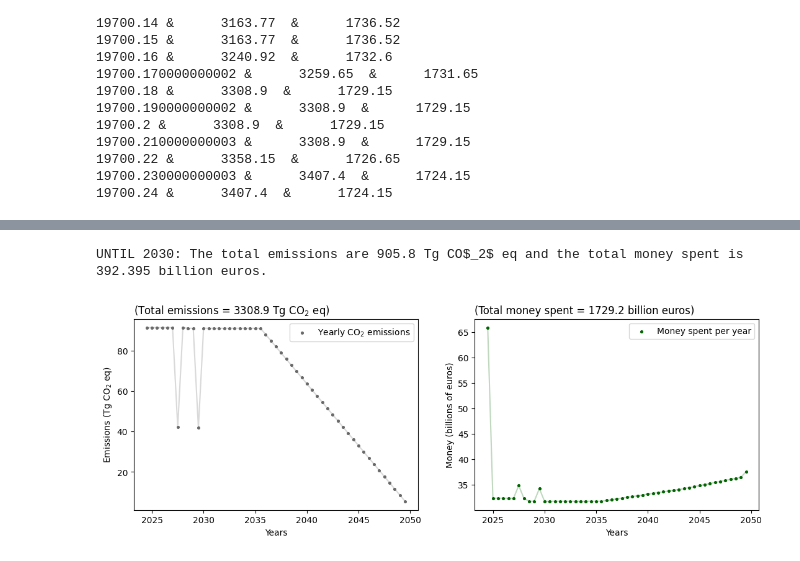
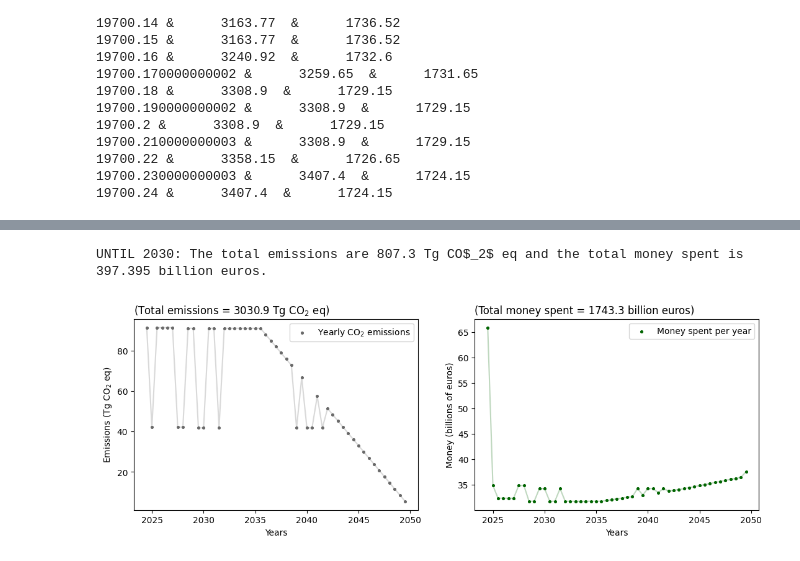
Before and after one commit to Josienvandentempel/Bachelor-Thesis, a Jupyter notebook: 51 periods (2050) Lot of graphs.ipynb, the cells around one changed output, grey strips where cells are left out. Cells and saved outputs as stored; diff of their text form; code cells hidden in the pictures.

```diff
--- a/51 periods (2050) Lot of graphs.ipynb
+++ b/51 periods (2050) Lot of graphs.ipynb
@@ -513,28 +511,31 @@ plt.show()
 # %%
-CO2 = np.sum(np.reshape((mat[1].flatten()) * T_CO21, (9, periods)), axis = 0)
+#To find CO_2 emissions and expenses of a specific parameter a_matrix[i]
 
-Money = np.sum(np.reshape(mat[1].flatten() * T_M1, (9, periods)), axis = 0)
+i = 1
+
+CO2 = np.sum(np.reshape((mat[i].flatten()) * T_CO21, (9, periods)), axis = 0)
+Money = np.sum(np.reshape(mat[i].flatten() * T_M1, (9, periods)), axis = 0)
 
 fig, axs = plt.subplots(1, 2, figsize = (13, 4))
 
 axs[0].plot(time1, CO2/(10**12), c = 'dimgrey', alpha = 0.25)
 axs[0].scatter(time1, CO2/(10**12), label = 'Yearly CO$_2$ emissions',c = 'dimgrey', s = 7)
 axs[0].set_xlabel('Years')
 axs[0].set_ylabel('Emissions (Tg CO$_2$ eq)')
 axs[0].set_title('(Total emissions = {:.5} Tg CO$_2$ eq)'.format(np.sum(CO2)/(10**12)), loc = 'left')
 axs[0].legend()
 axs[1].plot(time1, Money/(10**9), c = 'darkgreen', alpha = 0.25)
 axs[1].scatter(time1, Money/(10**9),  label = 'Money spent per year',c = 'darkgreen', s = 7)
 axs[1].set_xlabel('Years')
 axs[1].set_ylabel('Money (billions of euros)')
 axs[1].set_title('(Total money spent = {:.5} billion euros)'.format(np.sum(Money)/(10**9)), loc = 'left')
 
 axs[1].legend()
 
 print('UNTIL 2030: The total emissions are {:.4} Tg CO$_2$ eq'.format(np.sum(CO2[:11])/(10**12)), 'and the total money spent is {:.6} billion euros.'.format(np.sum(Money[:11])/(10**9)))
 
 #plt.savefig("Casea0_plots_2030.png",bbox_inches = 'tight')
 plt.show()
 # %% [output]
-UNTIL 2030: The total emissions are 905.8 Tg CO$_2$ eq and the total money spent is 392.395 billion euros.
+UNTIL 2030: The total emissions are 807.3 Tg CO$_2$ eq and the total money spent is 397.395 billion euros.
-[figure, old version]
+[figure, new version]
```
Also changed, not shown: parts of 3 cells of this notebook, 8 other files.
